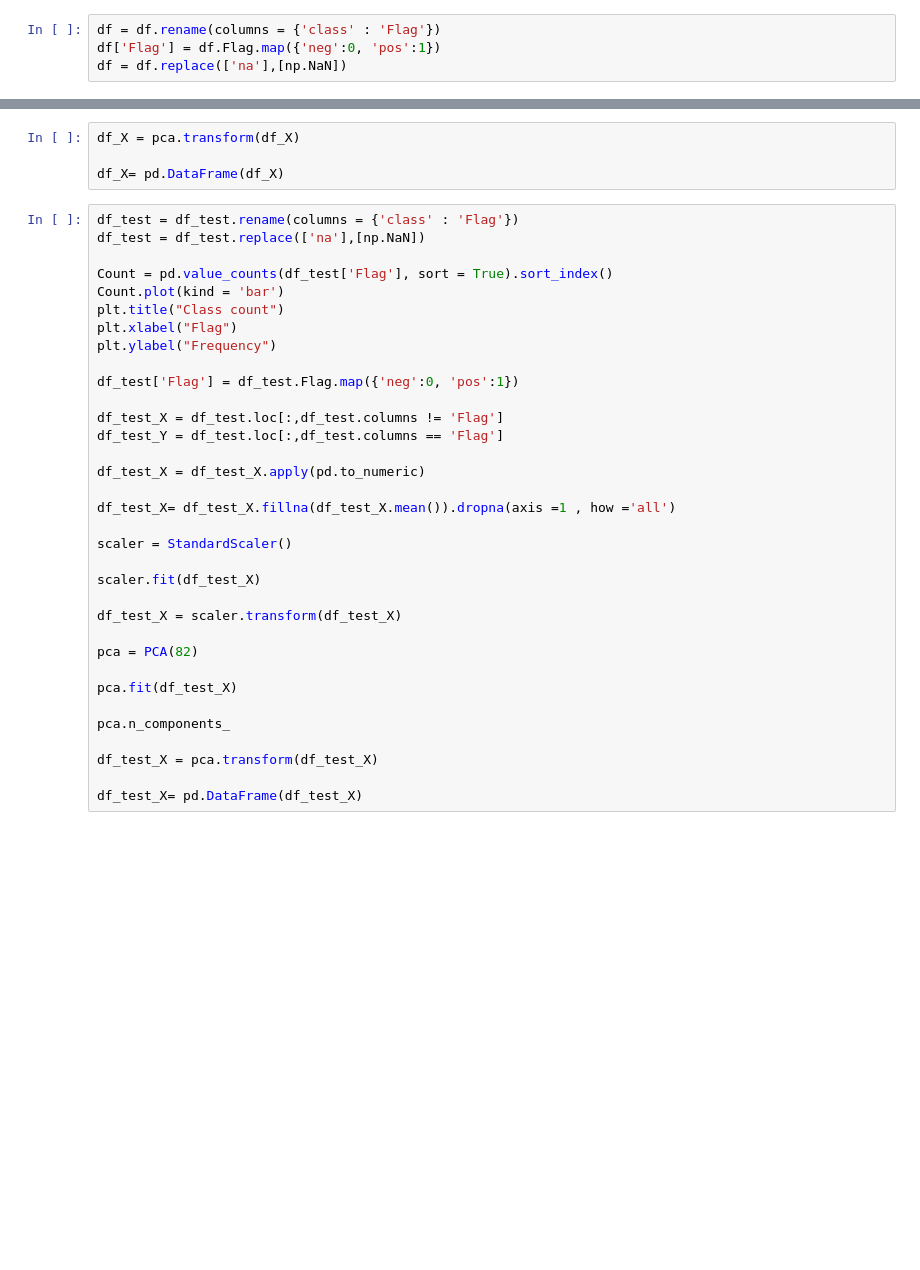
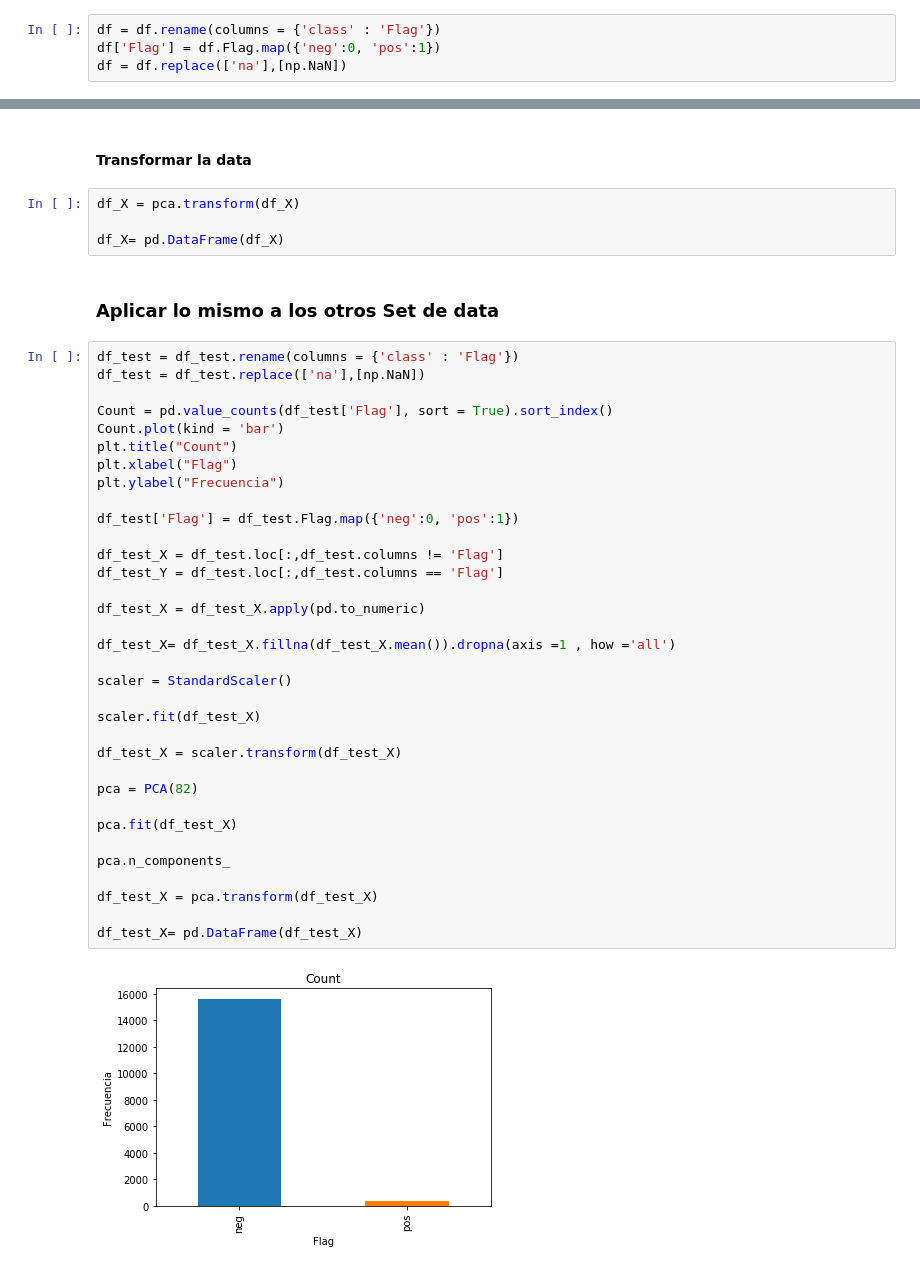
Before and after one commit to ursulacervantes/scania-trucks, a Jupyter notebook: Random Forest/Random Forest.ipynb, the cells around one changed output, grey strips where cells are left out. Drawn from its saved outputs; the diff is of its cells as text; blank space fills up the shorter version.

```diff
--- a/Random Forest/Random Forest.ipynb
+++ b/Random Forest/Random Forest.ipynb
@@ -88,41 +96,47 @@ pca.fit(df_X)
 pca.n_components_
 # %% [output]
 82
+# %% [markdown]
+#### Transformar la data
 # %%
 df_X = pca.transform(df_X)
 
 df_X= pd.DataFrame(df_X)
+# %% [markdown]
+### Aplicar lo mismo a los otros Set de data
 # %%
 df_test = df_test.rename(columns = {'class' : 'Flag'})
 df_test = df_test.replace(['na'],[np.NaN])
 
 Count = pd.value_counts(df_test['Flag'], sort = True).sort_index()
 Count.plot(kind = 'bar')
-plt.title("Class count")
+plt.title("Count")
 plt.xlabel("Flag")
-plt.ylabel("Frequency")
+plt.ylabel("Frecuencia")
 
 df_test['Flag'] = df_test.Flag.map({'neg':0, 'pos':1})
 
 df_test_X = df_test.loc[:,df_test.columns != 'Flag']
 df_test_Y = df_test.loc[:,df_test.columns == 'Flag']
 
 df_test_X = df_test_X.apply(pd.to_numeric)
 
 df_test_X= df_test_X.fillna(df_test_X.mean()).dropna(axis =1 , how ='all')
 
 scaler = StandardScaler()
 
 scaler.fit(df_test_X)
 
 df_test_X = scaler.transform(df_test_X)
 
 pca = PCA(82)
 
 pca.fit(df_test_X)
 
 pca.n_components_
 
 df_test_X = pca.transform(df_test_X)
 
 df_test_X= pd.DataFrame(df_test_X)
+# %% [output]
+[figure, added]
```
Also changed, not shown: parts of 16 cells of this notebook.
